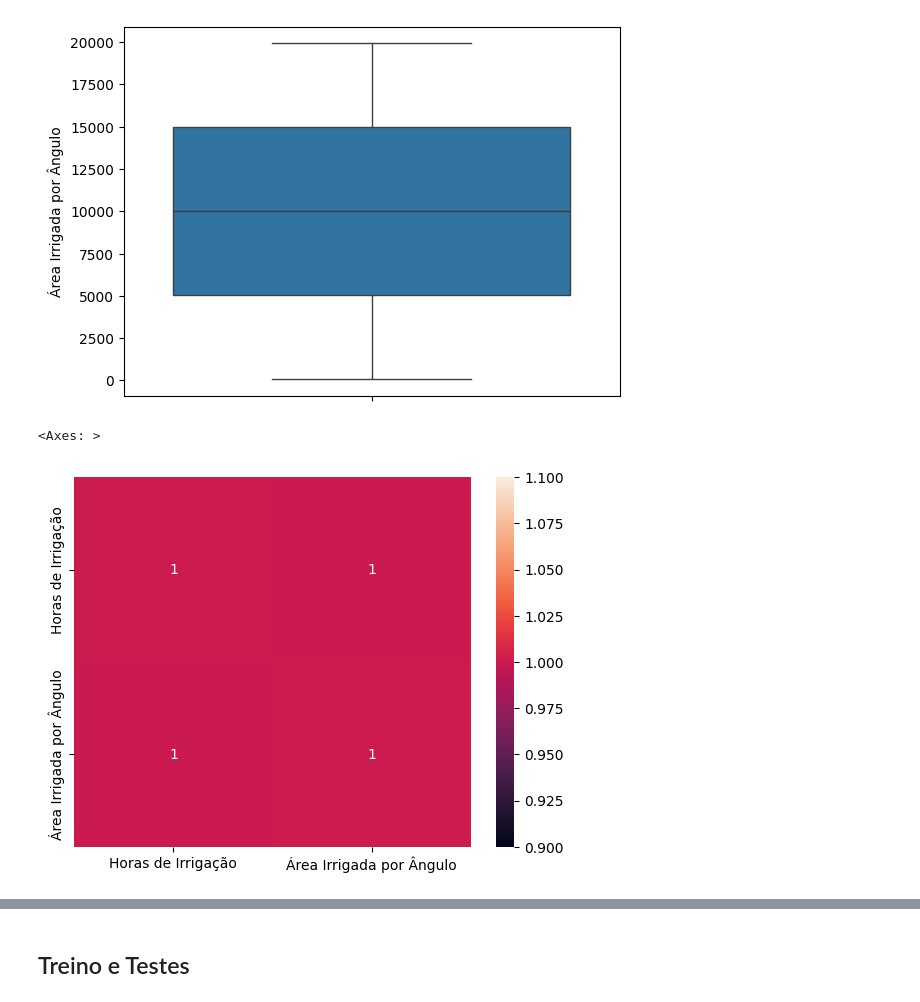
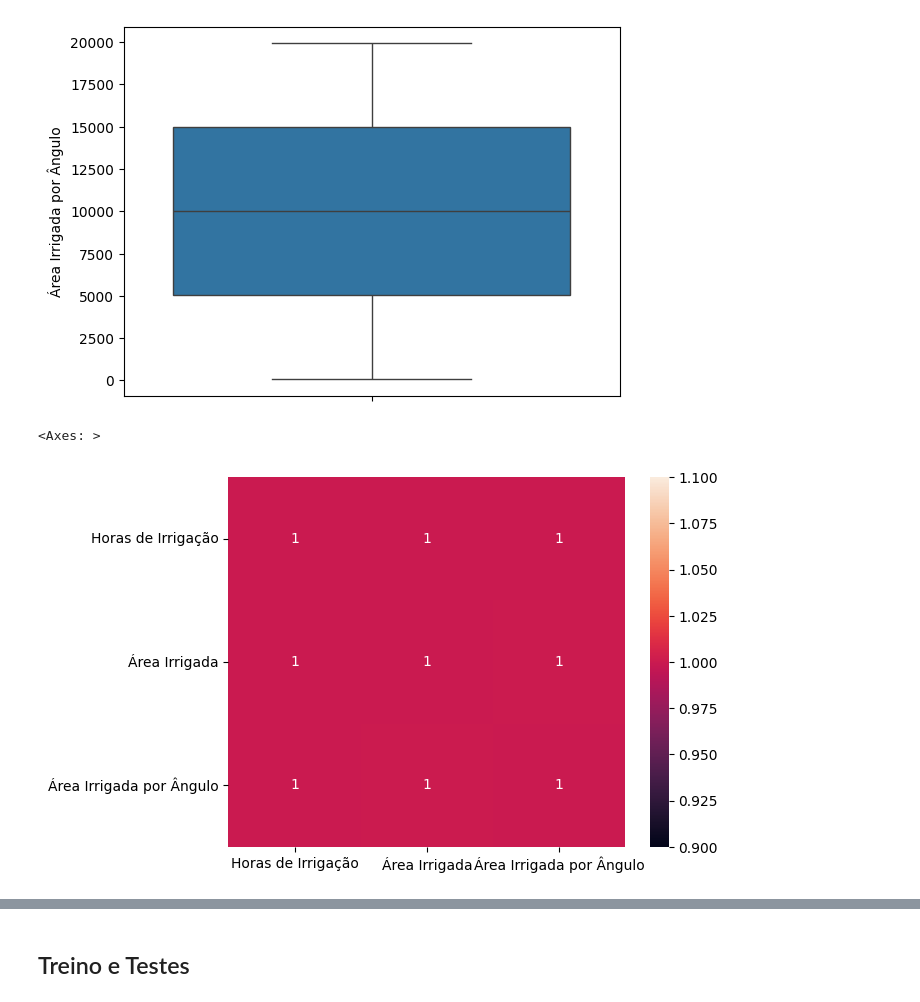
Before and after one commit to Diegopbetti/ia-para-produtos-regressao-linear, a Jupyter notebook: resolucao.ipynb, the cells around one changed output, grey strips where cells are left out. Saved outputs shown, nothing was run; the diff lists cells and outputs as text; code cells hidden in the pictures.

```diff
--- a/resolucao.ipynb
+++ b/resolucao.ipynb
@@ -74,6 +71,6 @@ df_subset = df_dados[colunas_selecionadas]
 # %%
-sns.heatmap(df_subset.corr(), annot=True)
+sns.heatmap(df_dados.corr(), annot=True)
 # %% [output]
 <Axes: >
-[figure, old version]
+[figure, new version]
 # %%
```
Also changed, not shown: parts of 5 cells of this notebook.
